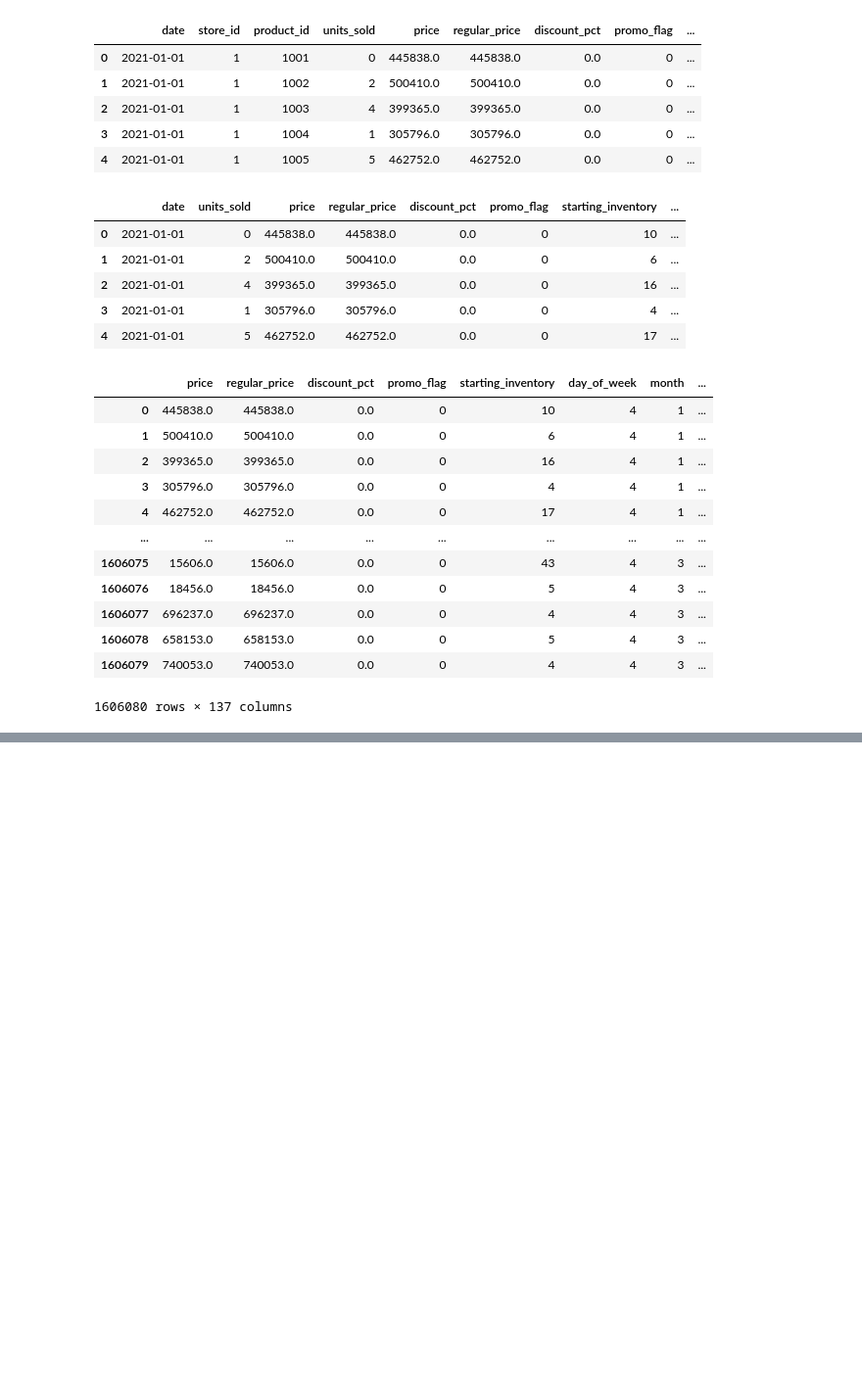
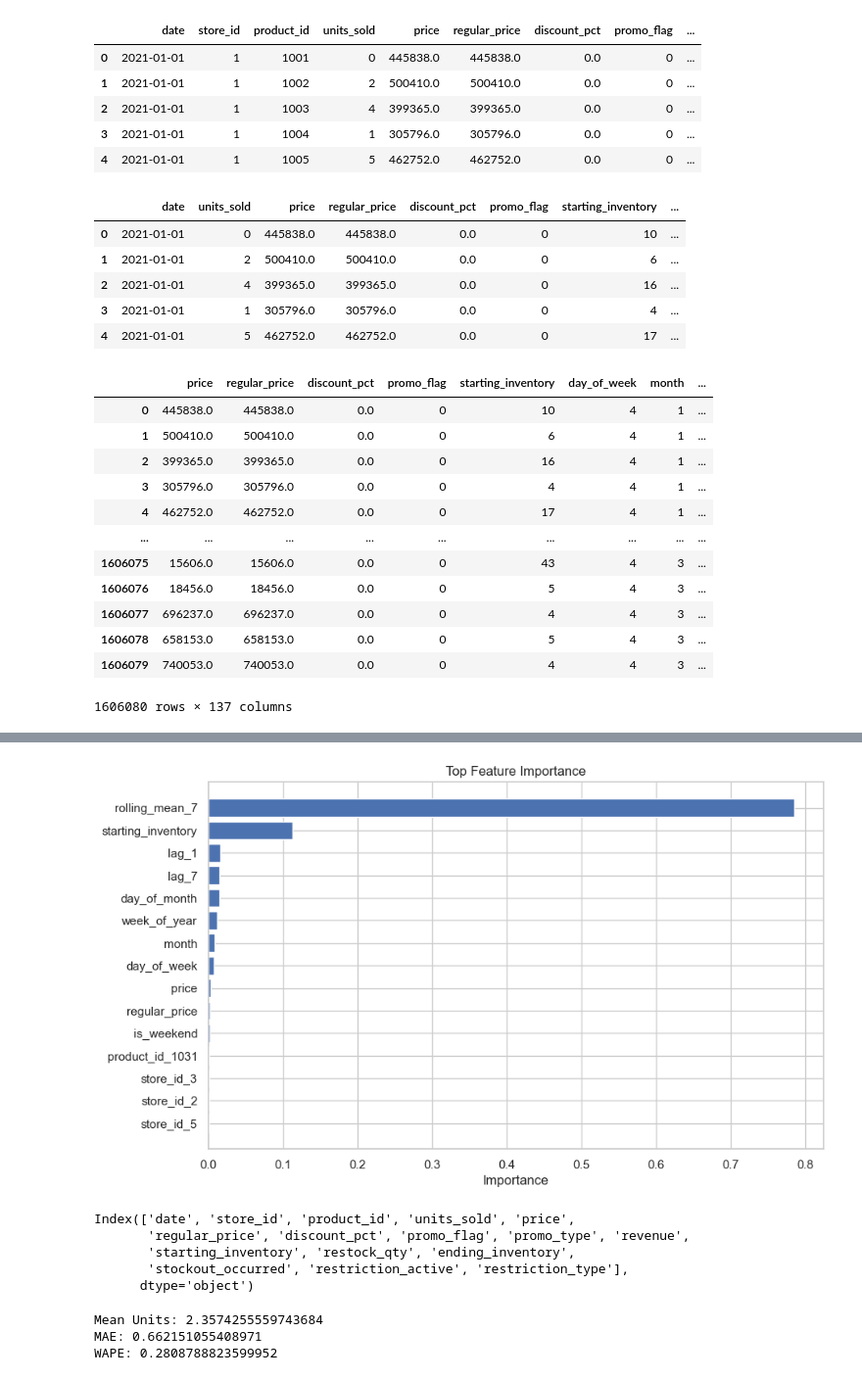
Before and after one commit to SunnyX-AI/ai-powered-sales-forecasting, a Jupyter notebook: notebooks/00_experiments.ipynb, the cells around one changed output, grey strips where cells are left out. Shown at 98% size. Drawn from its saved outputs; the diff is of its cells as text; code cells hidden in the pictures; blank space fills up the shorter version.

```diff
--- a/notebooks/00_experiments.ipynb
+++ b/notebooks/00_experiments.ipynb
@@ -763,0 +806,2 @@ print("MAE:", mae)
+# %%
+df = df.sort_values(["store_id", "product_id", "date"]).copy()
@@ -763,0 +870,13 @@ print("MAE:", mae)
+# %%
+df = df.sort_values("date").copy()
+
+split_date = df["date"].quantile(0.8)
+
+train = df[df["date"] <= split_date].copy()
+test = df[df["date"] > split_date].copy()
+
+X_train = train.drop(columns=["units_sold", "date"])
+y_train = train["units_sold"]
+
+X_test = test.drop(columns=["units_sold", "date"])
+y_test = test["units_sold"]
@@ -763,0 +910,14 @@ print("MAE:", mae)
+# %%
+import pandas as pd
+
+# Create DataFrame of feature importance
+feature_importance = pd.DataFrame({
+    "feature": X_train.columns,
+    "importance": model.feature_importances_
+})
+
+# Sort by importance
+feature_importance = feature_importance.sort_values(by="importance", ascending=False)
+
+# Show top 20
+print(feature_importance.head(20))
@@ -763,0 +942,15 @@ print("MAE:", mae)
+# %%
+import matplotlib.pyplot as plt
+
+top_n = 15
+
+fi = feature_importance.head(top_n)
+
+plt.figure(figsize=(10, 6))
+plt.barh(fi["feature"], fi["importance"])
+plt.gca().invert_yaxis()
+plt.title("Top Feature Importance")
+plt.xlabel("Importance")
+plt.show()
+# %% [output]
+[figure, added]
@@ -763,0 +971,8 @@ print("MAE:", mae)
+# %%
+df_v2.columns
+# %% [output]
+Index(['date', 'store_id', 'product_id', 'units_sold', 'price',
+       'regular_price', 'discount_pct', 'promo_flag', 'promo_type', 'revenue',
+       'starting_inventory', 'restock_qty', 'ending_inventory',
+       'stockout_occurred', 'restriction_active', 'restriction_type'],
+      dtype='object')
@@ -763,0 +1073,25 @@ print("MAE:", mae)
+# %%
+from sklearn.ensemble import RandomForestRegressor
+from sklearn.metrics import mean_absolute_error
+import numpy as np
+
+model_v2 = RandomForestRegressor(
+    n_estimators=100,
+    random_state=42,
+    n_jobs=-1
+)
+
+model_v2.fit(X_train, y_train)
+
+y_pred = model_v2.predict(X_test)
+
+mae = mean_absolute_error(y_test, y_pred)
+wape = np.sum(np.abs(y_test - y_pred)) / np.sum(y_test)
+
+print("Mean Units:", y_test.mean())
+print("MAE:", mae)
+print("WAPE:", wape)
+# %% [output]
+Mean Units: 2.3574255559743684
+MAE: 0.662151055408971
+WAPE: 0.2808788823599952
```
Also changed, not shown: parts of 31 cells of this notebook, 6 other files.
